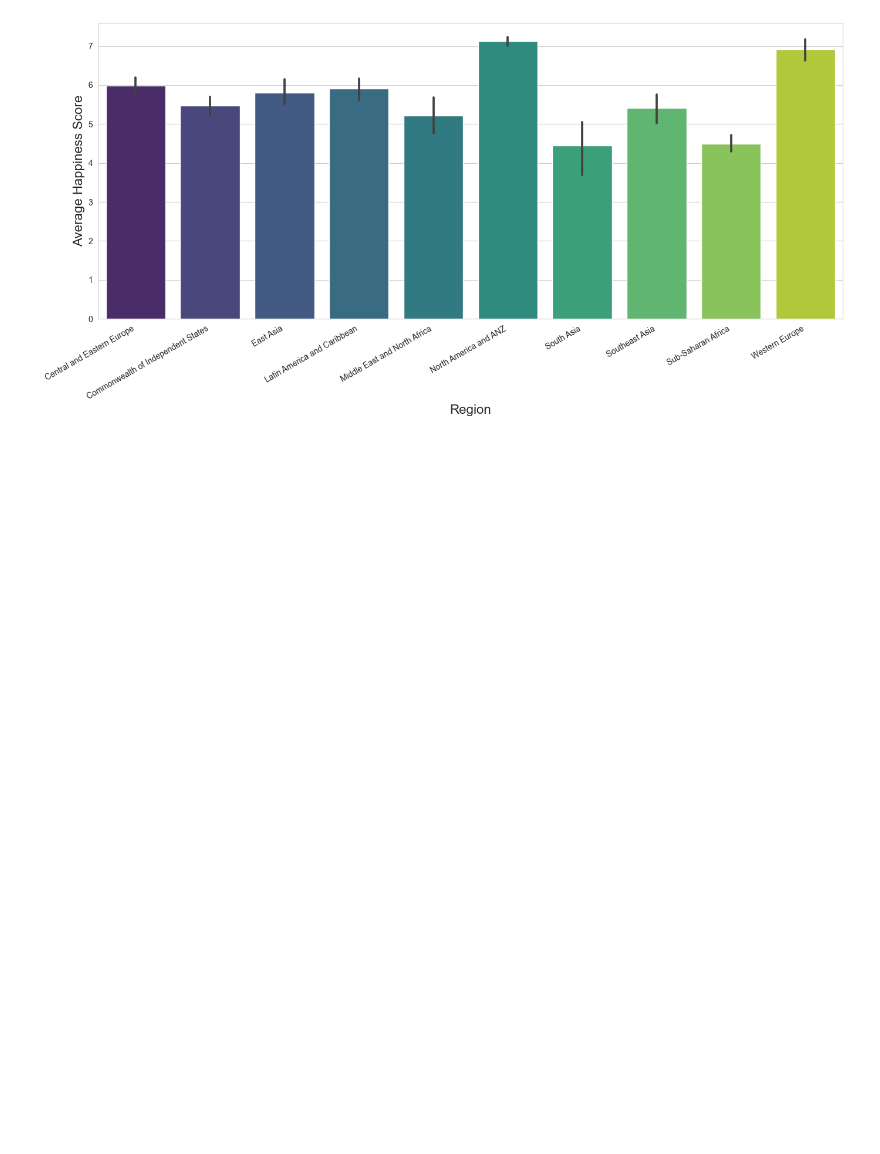
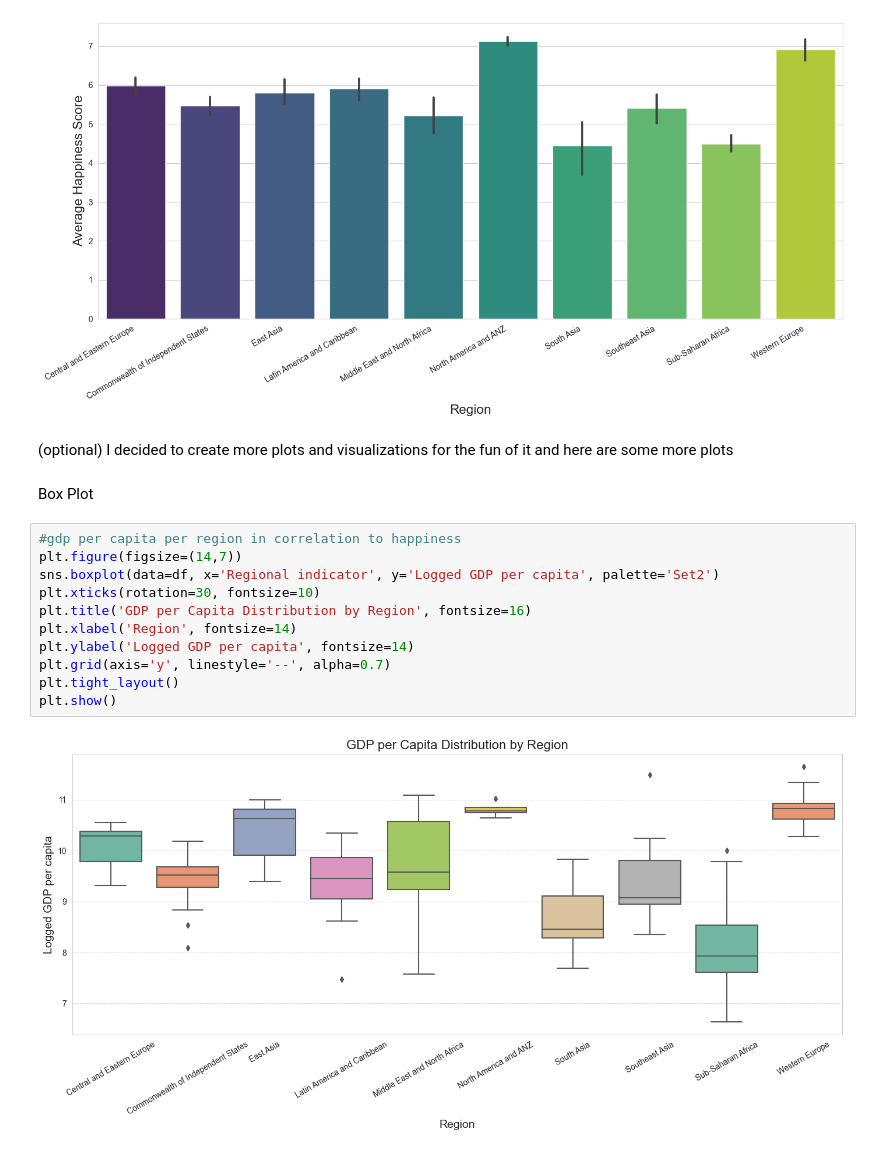
Before and after one commit to ArmandFS/CODECRAFT_DS_01, a Jupyter notebook: distribution_visualization.ipynb, the cells around one changed output. Saved outputs shown, nothing was run; the diff lists cells and outputs as text; blank space fills up the shorter version.

Commit message:
added box plot

```diff
--- a/distribution_visualization.ipynb
+++ b/distribution_visualization.ipynb
@@ -126,3 +126,20 @@ plt.tight_layout()
 plt.show()
 # %% [output]
 [figure]
+# %% [markdown]
+(optional) I decided to create more plots and visualizations for the fun of it and here are some more plots
+# %% [markdown]
+Box Plot
+# %%
+#gdp per capita per region in correlation to happiness
+plt.figure(figsize=(14,7))
+sns.boxplot(data=df, x='Regional indicator', y='Logged GDP per capita', palette='Set2')
+plt.xticks(rotation=30, fontsize=10)
+plt.title('GDP per Capita Distribution by Region', fontsize=16)
+plt.xlabel('Region', fontsize=14)
+plt.ylabel('Logged GDP per capita', fontsize=14)
+plt.grid(axis='y', linestyle='--', alpha=0.7)
+plt.tight_layout()
+plt.show()
+# %% [output]
+[figure, added]
```
